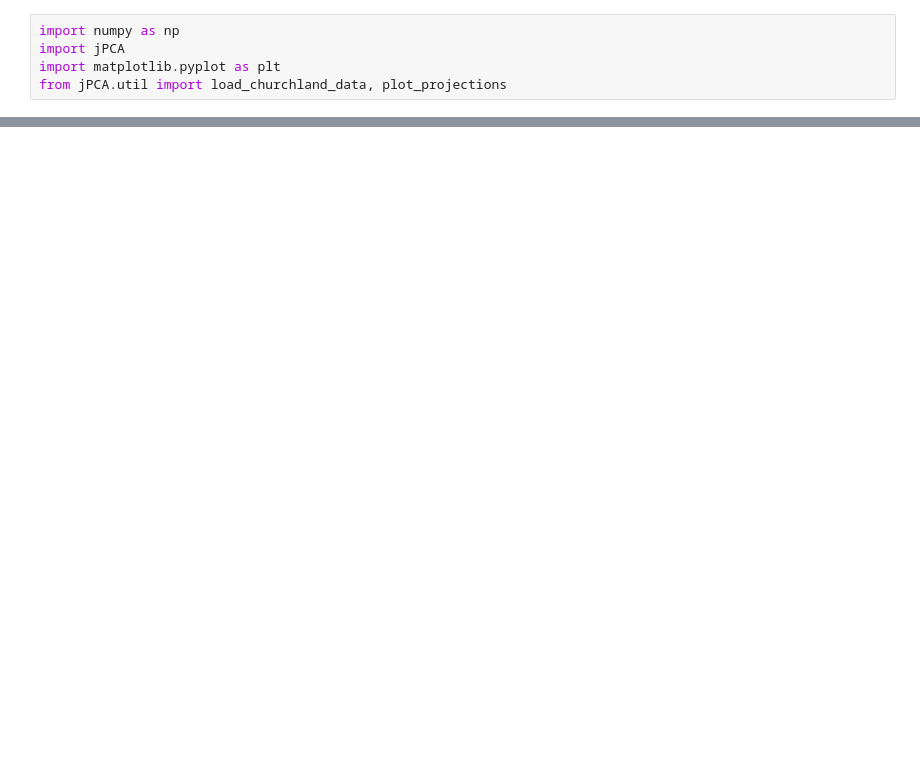
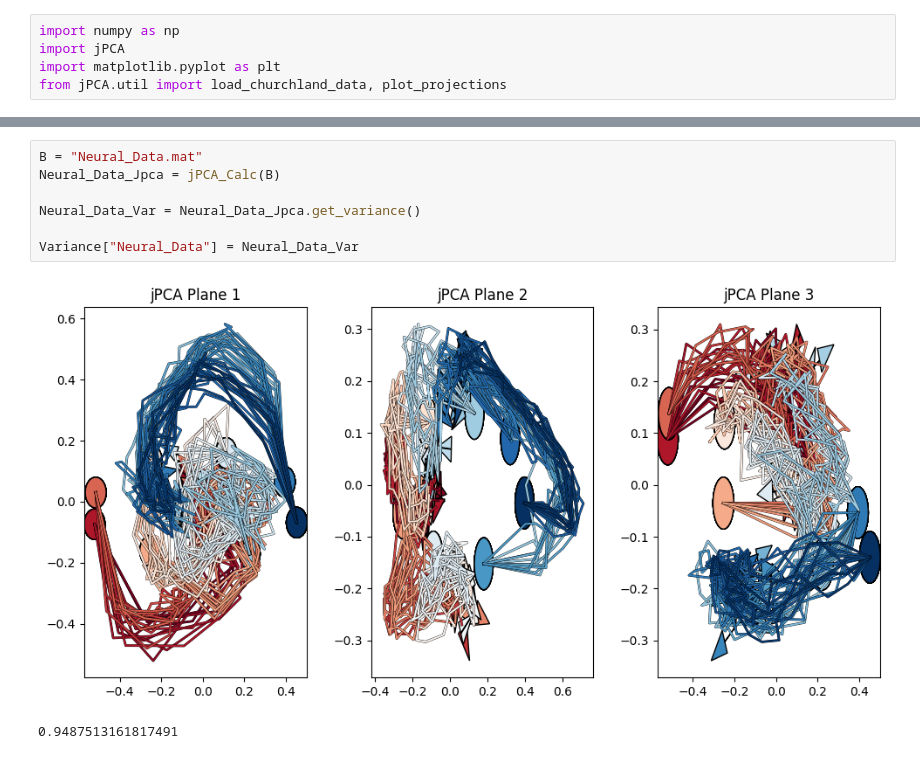
Before and after one commit to ElyasYassin/jPCA, a Jupyter notebook: examples/simple_jPCA_example.ipynb, the cells around one changed output, grey strips where cells are left out. Saved outputs shown, nothing was run; the diff lists cells and outputs as text; blank space fills up the shorter version.

```diff
--- a/examples/simple_jPCA_example.ipynb
+++ b/examples/simple_jPCA_example.ipynb
@@ -55,0 +78,10 @@ array([ 0.+0.243j,  0.-0.243j,  0.+0.052j,  0.-0.052j, -0.+0.071j,
+# %%
+B = "Neural_Data.mat"
+Neural_Data_Jpca = jPCA_Calc(B)
+
+Neural_Data_Var = Neural_Data_Jpca.get_variance()
+
+Variance["Neural_Data"] = Neural_Data_Var
+# %% [output]
+[figure, added]
+0.9487513161817491
```
Also changed, not shown: parts of 8 cells of this notebook, 9 other files.
